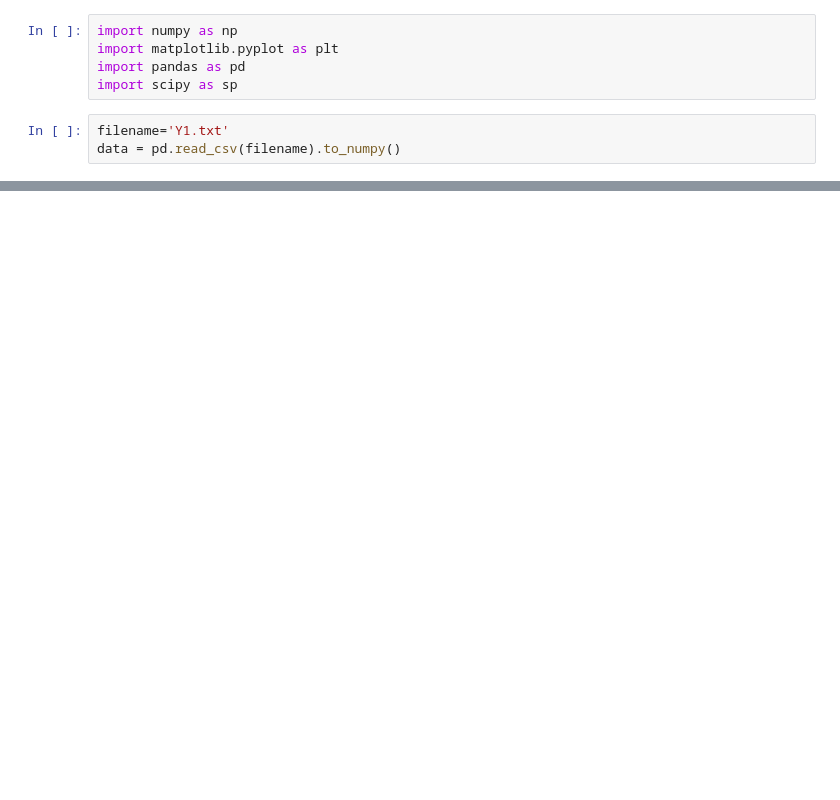
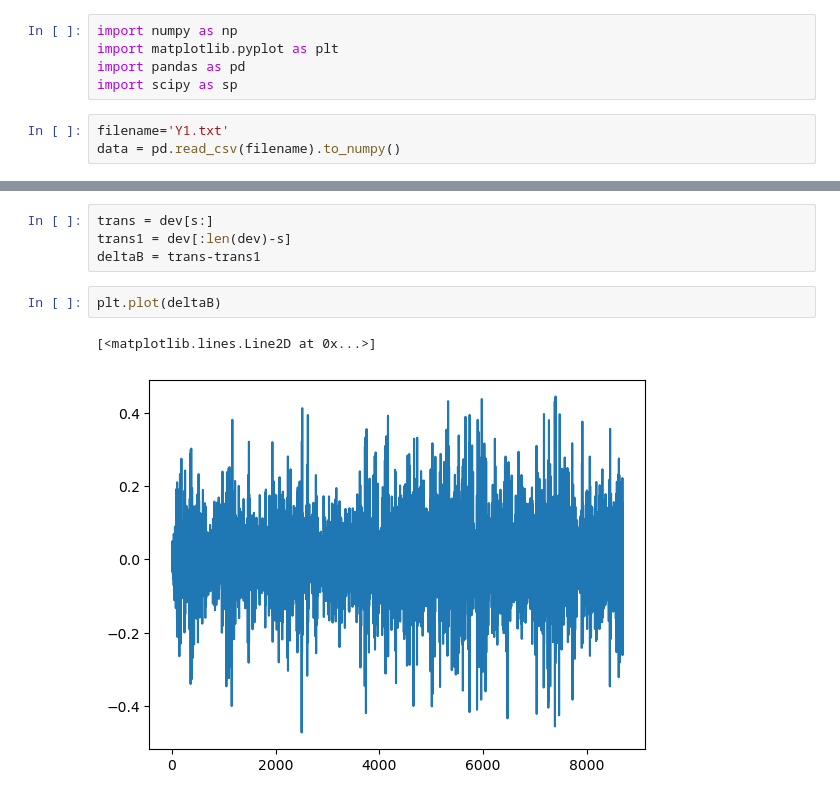
Before and after one commit to luca-dituri/LCP_projects_Y8, a Jupyter notebook: mattia.ipynb, the cells around one changed output, grey strips where cells are left out. Cells and saved outputs as stored; diff of their text form; blank space fills up the shorter version.

```diff
--- a/mattia.ipynb
+++ b/mattia.ipynb
@@ -65,0 +44,9 @@ for k in range(0, len(y), segment_length):
+# %%
+trans = dev[s:]
+trans1 = dev[:len(dev)-s]
+deltaB = trans-trans1
+# %%
+plt.plot(deltaB)
+# %% [output]
+[<matplotlib.lines.Line2D at 0x...>]
+[figure, added]
```
Also changed, not shown: parts of 9 cells of this notebook, 1 other file.
